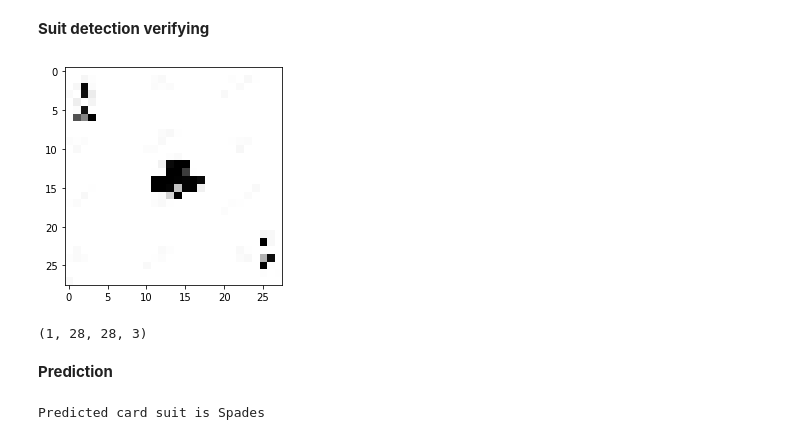
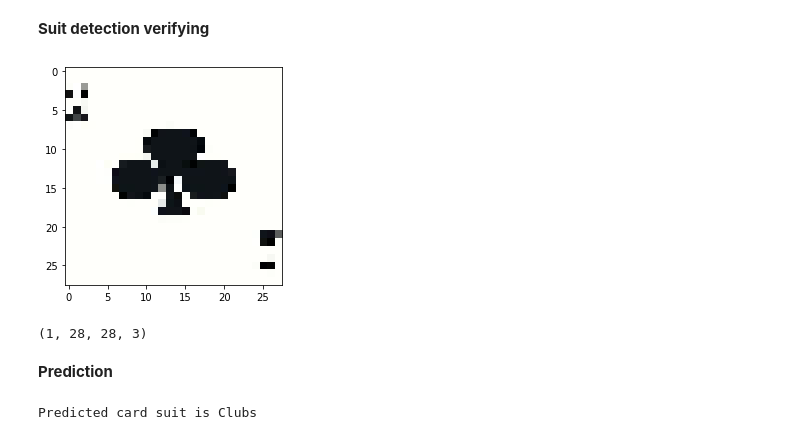
Before and after one commit to Andrskk/Playing-Cards-Suit-Detection-and-Identification, a Jupyter notebook: Suit_Detection.ipynb, the cells around one changed output. Saved outputs shown, nothing was run; the diff lists cells and outputs as text; code cells hidden in the pictures.

```diff
--- a/Suit_Detection.ipynb
+++ b/Suit_Detection.ipynb
@@ -177,19 +177,19 @@ ValueError: ignored
 **Suit detection verifying**
 # %%
 import keras
-img_path = 'testing/Clubs/1.JPG'
+img_path = 'testing/Clubs/2.JPG'
 
 img = keras.preprocessing.image.load_img(img_path, target_size=(28, 28))
 img_tensor = keras.preprocessing.image.img_to_array(img)
 img_tensor = np.expand_dims(img_tensor, axis=0)
 img_tensor /= 255.
 
 plt.imshow(img_tensor[0])
 plt.show()
 
 print(img_tensor.shape)
 # %% [output]
-[figure, old version]
+[figure, new version]
 (1, 28, 28, 3)
 # %% [markdown]
 **Prediction**
@@ -199,9 +199,9 @@ x = np.expand_dims(x, axis=0)
 
 images = np.vstack([x])
 
-predict_x=classifier.predict(images)
+predict_x=model.predict(images)
 
-classes = classifier.predict(images)
+classes = model.predict(images)
 classes=np.argmax(predict_x,axis=1)
 
 if classes == 2:
@@ -209,8 +209,8 @@ if classes == 2:
 elif classes == 3:
   print("Predicted card suit is Spades")
 elif classes == 1:
-  print("Predicted card suit is Clubs")
+  print("Predicted card suit is Diamonds")
 elif classes == 0:
   print("Predicted card suit is Clubs")
 # %% [output]
-Predicted card suit is Spades
+Predicted card suit is Clubs
```
Also changed, not shown: parts of 6 cells of this notebook.
